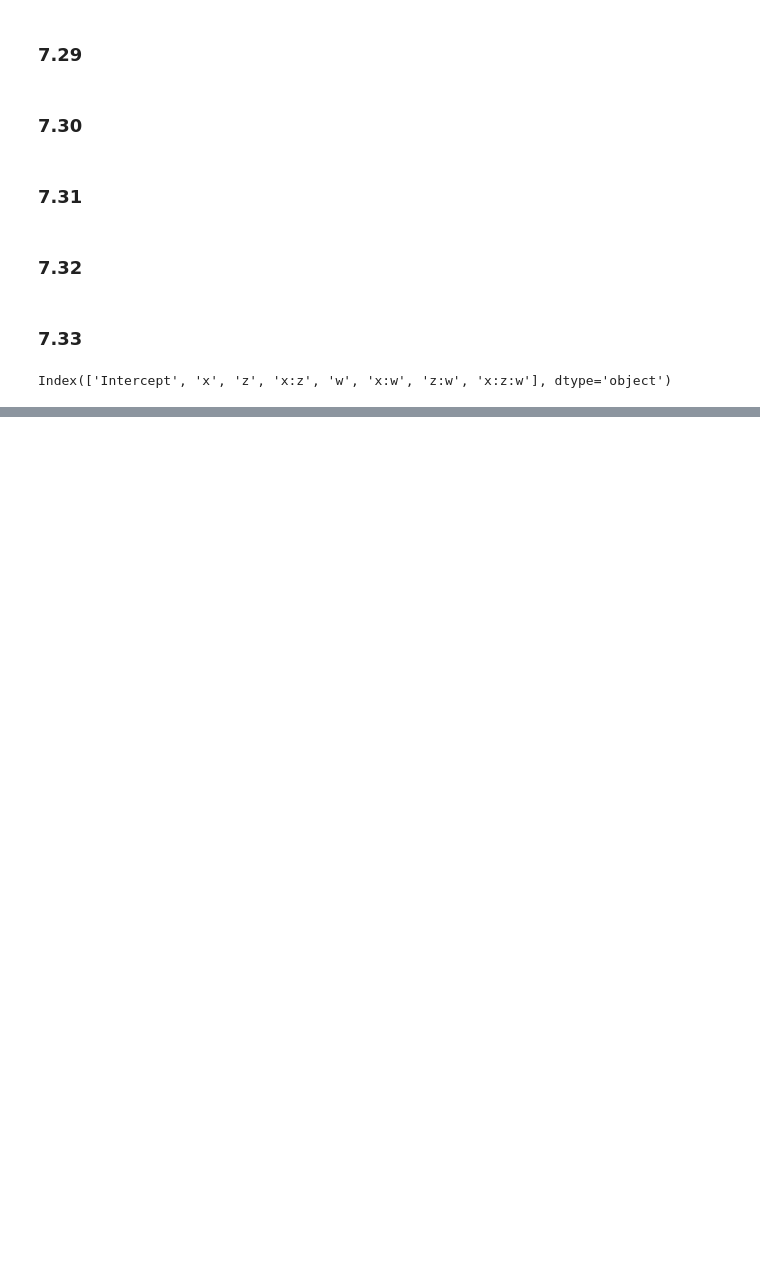
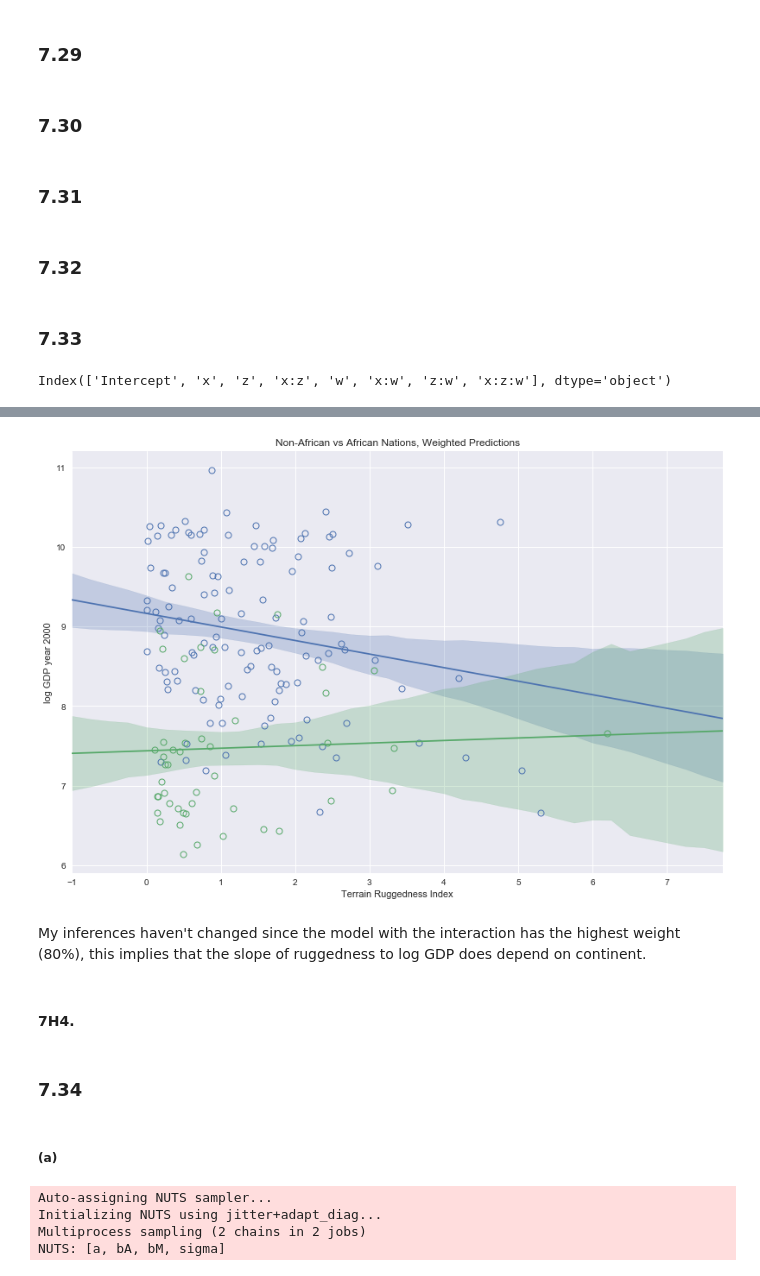
Before and after one commit to grinnbearit/statistical_rethinking, a Jupyter notebook: chapter_7.ipynb, the cells around one changed output, grey strips where cells are left out. Drawn from its saved outputs; the diff is of its cells as text; code cells hidden in the pictures; blank space fills up the shorter version.

```diff
--- a/chapter_7.ipynb
+++ b/chapter_7.ipynb
@@ -547,0 +879,3 @@ Index(['Intercept', 'x', 'z', 'x:z', 'w', 'x:w', 'z:w', 'x:z:w'], dtype='object'
+# %%
+model_rugged = theano.shared(rugged_nonch["rugged"].values)
+model_cont_africa = theano.shared(rugged_nonch["cont_africa"].values)
@@ -547,0 +928,9 @@ Index(['Intercept', 'x', 'z', 'x:z', 'w', 'x:w', 'z:w', 'x:z:w'], dtype='object'
+# %%
+rugged_models = (pm.compare({m7h_5: trace7h_5,
+                             m7h_6: trace7h_6,
+                             m7h_7: trace7h_7},
+                            method='pseudo-BMA')
+                .join(pd.Series(["m7h_5", "m7h_6", "m7h_7"], name="model"))
+                .set_index("model")
+                .sort_values("WAIC"))
+rugged_models
@@ -547,0 +946,10 @@ Index(['Intercept', 'x', 'z', 'x:z', 'w', 'x:w', 'z:w', 'x:z:w'], dtype='object'
+# %%
+models = {"m7h_5": {"trace": trace7h_5,
+                    "model": m7h_5,
+                    "weight": rugged_models.loc["m7h_5"]["weight"]},
+          "m7h_6": {"trace": trace7h_6,
+                    "model": m7h_6,
+                    "weight": rugged_models.loc["m7h_6"]["weight"]},
+          "m7h_7": {"trace": trace7h_7,
+                     "model": m7h_7,
+                     "weight": rugged_models.loc["m7h_7"]["weight"]}}
@@ -547,0 +984,24 @@ Index(['Intercept', 'x', 'z', 'x:z', 'w', 'x:w', 'z:w', 'x:z:w'], dtype='object'
+# %%
+f, ax = plt.subplots(1, 1)
+f.set_size_inches(13.5, 9)
+
+ax.plot(rugged_nonch.loc[lambda df: df["cont_africa"] == 0]["rugged"],
+        rugged_nonch.loc[lambda df: df["cont_africa"] == 0]["log_rgdppc_2000"],
+        "o", mew=1, mec="C0", mfc="None")
+ax.plot(rugged_nonch.loc[lambda df: df["cont_africa"] == 1]["rugged"],
+        rugged_nonch.loc[lambda df: df["cont_africa"] == 1]["log_rgdppc_2000"],
+        "o", mew=1, mec="C1", mfc="None")
+ax.plot(rugged_seq, wmu_na_mean, color="C0")
+ax.plot(rugged_seq, wmu_wa_mean, color="C1")
+ax.fill_between(rugged_seq, wmu_na_pi[:,0], wmu_na_pi[:,1], alpha=0.25, color="C0")
+ax.fill_between(rugged_seq, wmu_wa_pi[:,0], wmu_wa_pi[:,1], alpha=0.25, color="C1")
+ax.set_title("Non-African vs African Nations, Weighted Predictions")
+ax.set_xlabel("Terrain Ruggedness Index")
+ax.set_xlim((-1, 7.75))
+ax.set_ylabel("log GDP year 2000");
+# %% [output]
+[figure, added]
+# %% [markdown]
+My inferences haven't changed since the model with the interaction has the highest weight (80%), this implies that the slope of ruggedness to log GDP does depend on continent.
+# %% [markdown]
+#### 7H4.
@@ -547,0 +1010,2 @@ Index(['Intercept', 'x', 'z', 'x:z', 'w', 'x:w', 'z:w', 'x:z:w'], dtype='object'
+# %% [markdown]
+### 7.34
@@ -547,0 +1014,2 @@ Index(['Intercept', 'x', 'z', 'x:z', 'w', 'x:w', 'z:w', 'x:z:w'], dtype='object'
+# %% [markdown]
+##### (a)
@@ -547,0 +1020,17 @@ Index(['Intercept', 'x', 'z', 'x:z', 'w', 'x:w', 'z:w', 'x:z:w'], dtype='object'
+# %%
+with pm.Model() as m7h_8:
+    sigma = pm.Uniform("sigma", 0, 10)
+    bM = pm.Normal("bM", mu=0, sd=1)
+    bA = pm.Normal("bA", mu=0, sd=1)
+    a = pm.Normal("a", mu=0, sd=100)
+    mu = pm.Deterministic("mu", a +\
+                                bM*d["mean.growing.season_s"] +\
+                                bA*d["log_area_s"])
+    log_lang_per_cap = pm.Normal("log_lang_per_cap", mu=mu, sd=sigma,
+                                 observed=np.log(d["lang.per.cap"]))
+    trace7h_8 = pm.sample(draws=1000, tune=1000)
+# %% [output]
+Auto-assigning NUTS sampler...
+Initializing NUTS using jitter+adapt_diag...
+Multiprocess sampling (2 chains in 2 jobs)
+NUTS: [a, bA, bM, sigma]
```
Also changed, not shown: parts of 69 cells of this notebook, 1 other file.
